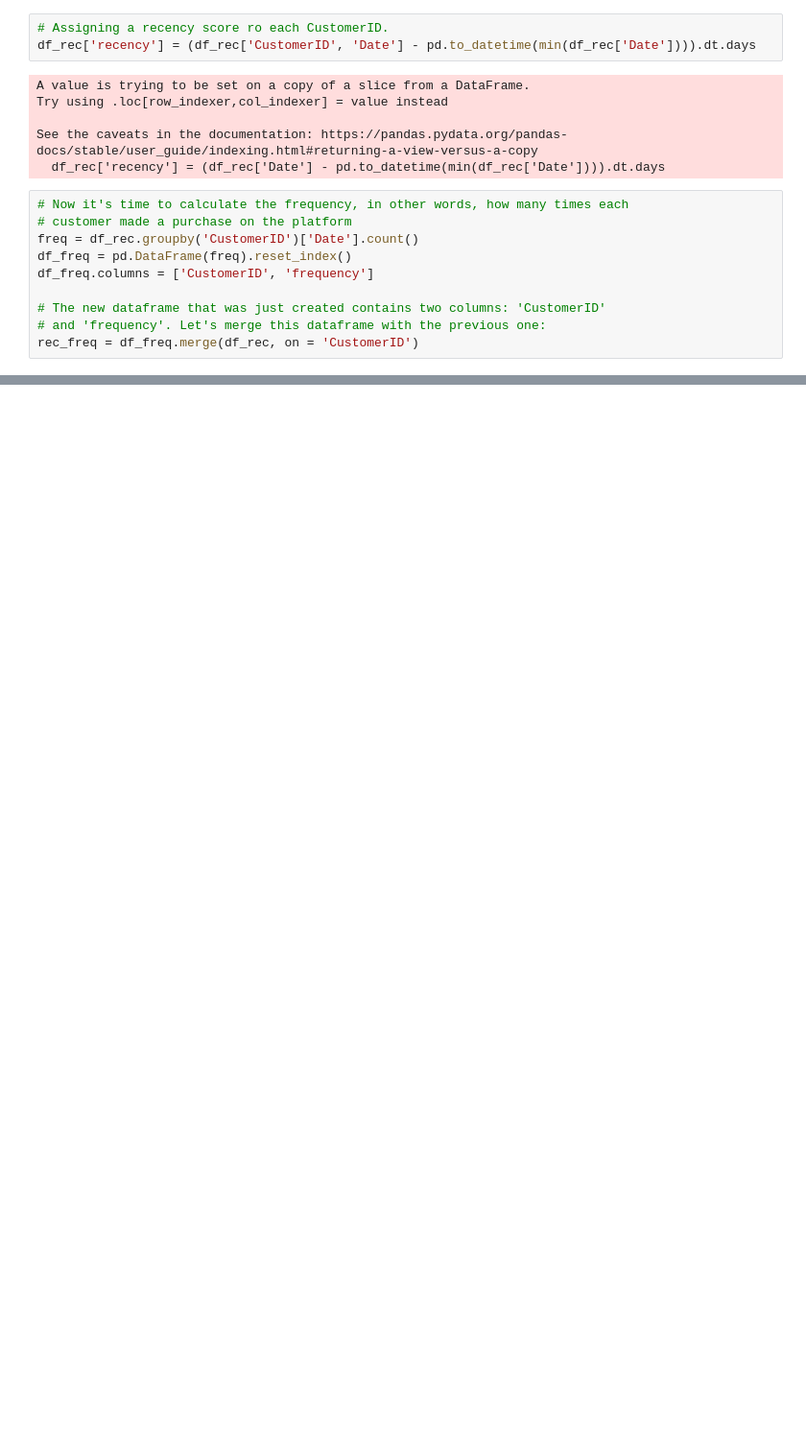
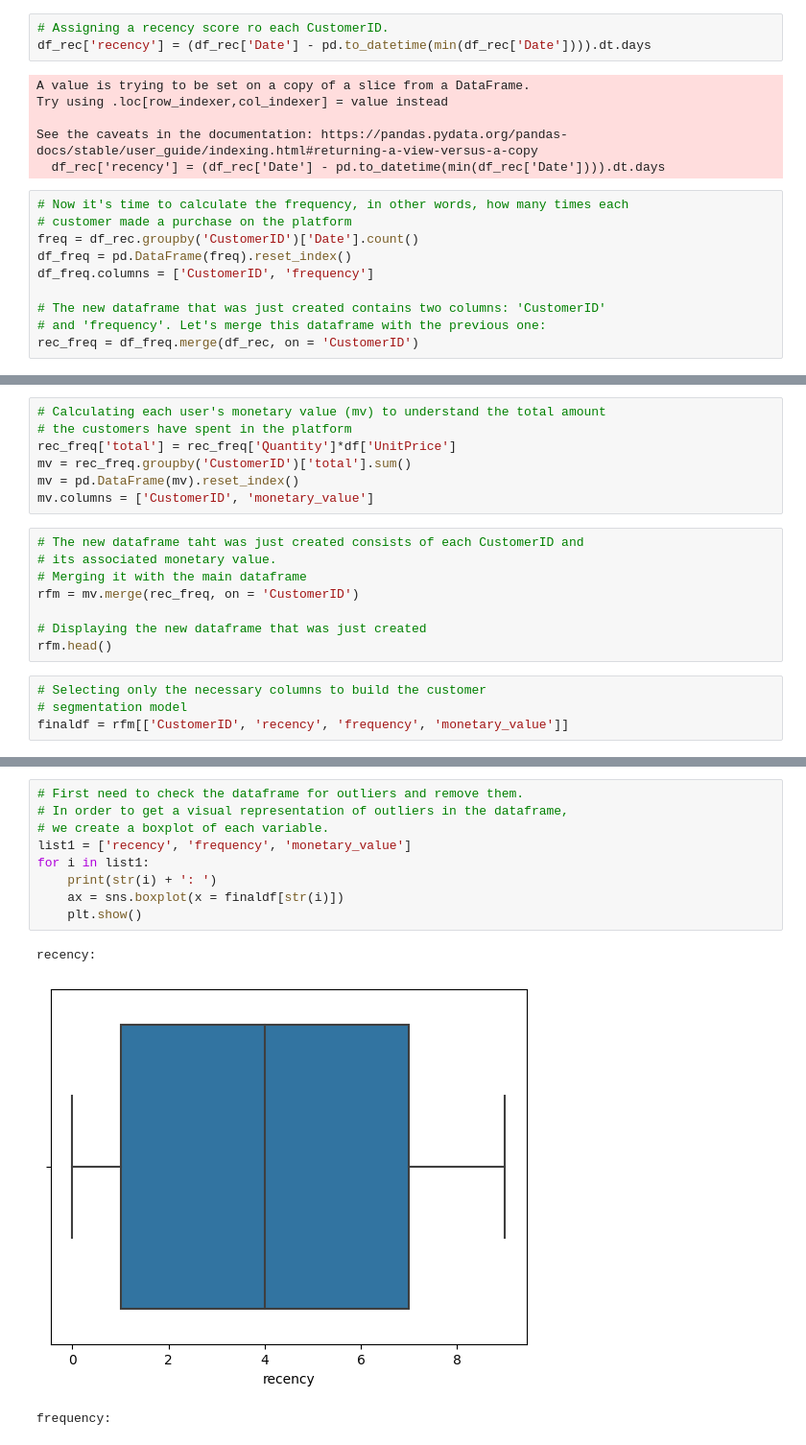
Before and after one commit to guilhermelaviola/CustomerSegmentationModel, a Jupyter notebook: CustomerChurnPredictionModel.ipynb, the cells around one changed output, grey strips where cells are left out. Shown at 96% size. Cells and saved outputs as stored; diff of their text form; blank space fills up the shorter version.

```diff
--- a/CustomerChurnPredictionModel.ipynb
+++ b/CustomerChurnPredictionModel.ipynb
@@ -35,6 +36,6 @@ df['rank'] = df.sort_values(['CustomerID','Date']).
 # %%
 # Assigning a recency score ro each CustomerID.
-df_rec['recency'] = (df_rec['CustomerID', 'Date'] - pd.to_datetime(min(df_rec['Date']))).dt.days
+df_rec['recency'] = (df_rec['Date'] - pd.to_datetime(min(df_rec['Date']))).dt.days
 # %% [output]
 A value is trying to be set on a copy of a slice from a DataFrame.
 Try using .loc[row_indexer,col_indexer] = value instead
@@ -53,0 +70,19 @@ rec_freq = df_freq.merge(df_rec, on = 'CustomerID')
+# %%
+# Calculating each user's monetary value (mv) to understand the total amount
+# the customers have spent in the platform
+rec_freq['total'] = rec_freq['Quantity']*df['UnitPrice']
+mv = rec_freq.groupby('CustomerID')['total'].sum()
+mv = pd.DataFrame(mv).reset_index()
+mv.columns = ['CustomerID', 'monetary_value']
+# %%
+# The new dataframe taht was just created consists of each CustomerID and
+# its associated monetary value.
+# Merging it with the main dataframe
+rfm = mv.merge(rec_freq, on = 'CustomerID')
+
+# Displaying the new dataframe that was just created
+rfm.head()
+# %%
+# Selecting only the necessary columns to build the customer
+# segmentation model
+finaldf = rfm[['CustomerID', 'recency', 'frequency', 'monetary_value']]
@@ -53,0 +96,13 @@ rec_freq = df_freq.merge(df_rec, on = 'CustomerID')
+# %%
+# First need to check the dataframe for outliers and remove them.
+# In order to get a visual representation of outliers in the dataframe,
+# we create a boxplot of each variable.
+list1 = ['recency', 'frequency', 'monetary_value']
+for i in list1:
+    print(str(i) + ': ')
+    ax = sns.boxplot(x = finaldf[str(i)])
+    plt.show()
+# %% [output]
+recency:
+[figure, added]
+frequency:
```
Also changed, not shown: parts of 4 cells of this notebook.
